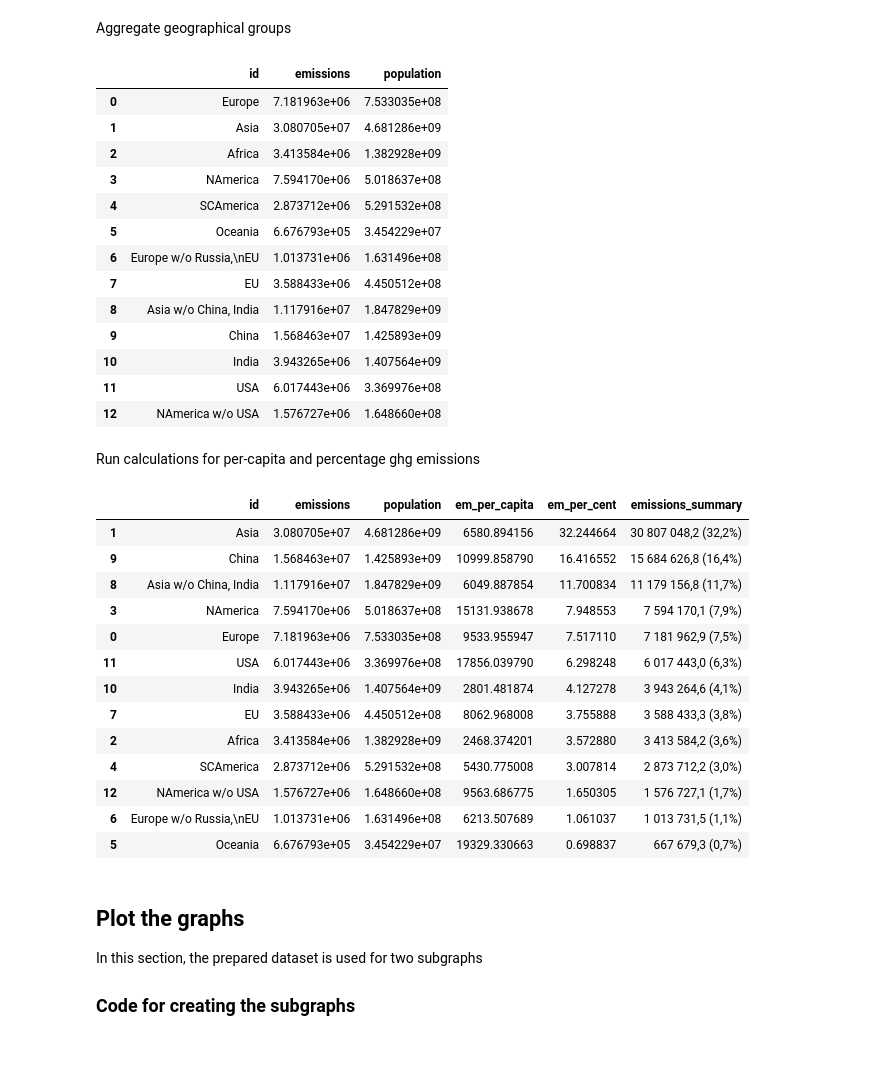
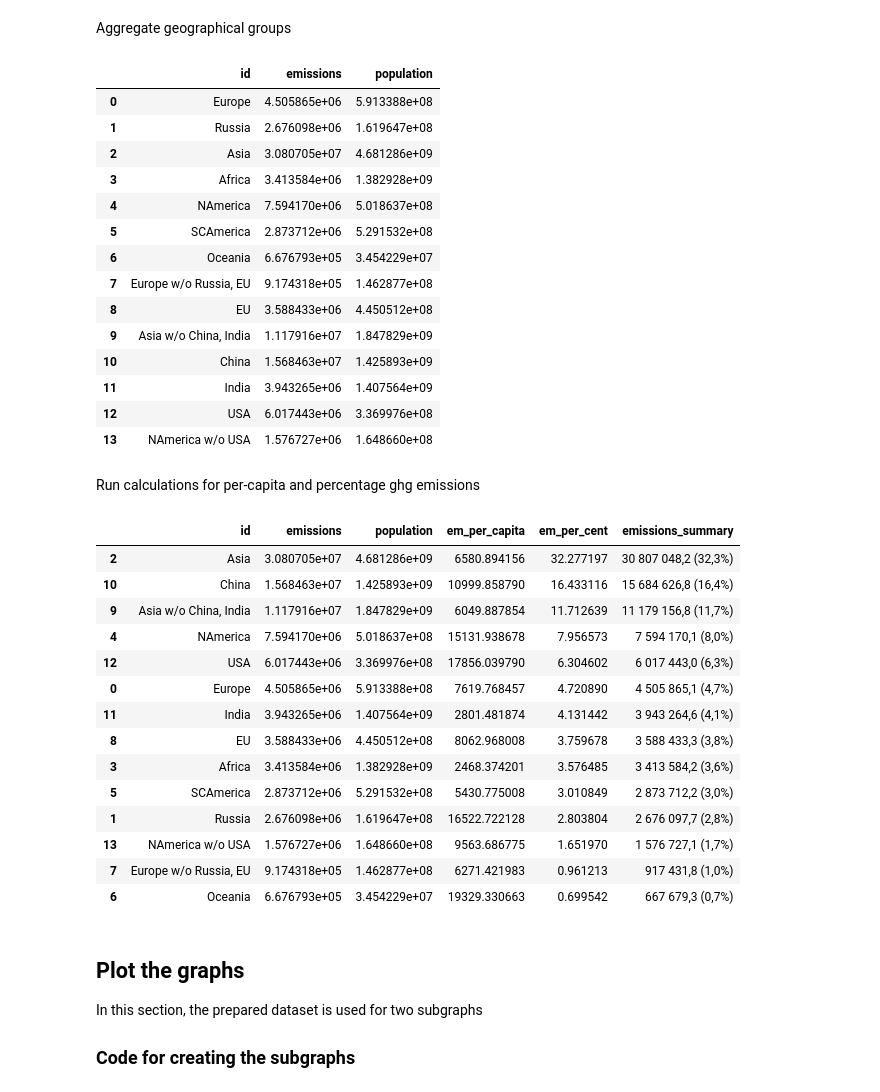
Before and after one commit to faktaoklimatu/data-analysis, a Jupyter notebook: notebooks/emissions/treemap-Global.ipynb, the cells around one changed output. Cells and saved outputs as stored; diff of their text form; code cells hidden in the pictures; blank space fills up the shorter version.

```diff
--- a/notebooks/emissions/treemap-Global.ipynb
+++ b/notebooks/emissions/treemap-Global.ipynb
@@ -118,7 +118,8 @@ Group countries in their geographical regions
 # %%
 geo_map = {
     'Africa': ['Southern_Africa', 'Eastern_Africa', 'Western_Africa', 'Northern_Africa'],
-    'Europe': ['Central Europe', 'Russia +', 'OECD_Europe', 'Ukraine +'],
+    'Europe': ['Central Europe', 'OECD_Europe', 'Ukraine +'],
+    'Russia': ['Russia +'],
     'Asia': ['India +', 'Middle_East', 'Southeastern Asia', 'China +', 'Indonesia +', 'Japan', 'Asia-Stan', 'Korea', 'Turkey'],
     'NAmerica': ['Canada', 'USA', 'Mexico'],
     'SCAmerica': ['Rest Central America', 'Rest South America', 'Brazil'],
@@ -164,48 +165,50 @@ def create_geo_aggregations(df, arr):
             - df.loc[df['code'].isin(item['exclude_codes'])]['emissions'].sum(),
             df.loc[emissions['geo_group'].isin(item['include_geo_groups'])]['population'].sum()
             + df.loc[df['code'].isin(item['include_codes'])]['population'].sum()
             - df.loc[df['code'].isin(item['exclude_codes'])]['population'].sum()
         ])
     columns = ['id', 'emissions', 'population']
-    geo_group_emissions_df = pd.DataFrame(geo_group_emissions_array, columns=columns)
+    geo_group_emissions_df = pd.DataFrame(geo_group_emissions, columns=columns)
     return geo_group_emissions_df
 
 geo_topology = [
     {'name': 'Europe', 'include_geo_groups': ['Europe'], 'include_codes': [], 'exclude_codes': [], 'subset_of': ''},
+    {'name': 'Russia', 'include_geo_groups': ['Russia'], 'include_codes': [], 'exclude_codes': [], 'subset_of': ''},
     {'name': 'Asia', 'include_geo_groups': ['Asia'], 'include_codes': [], 'exclude_codes': [], 'subset_of': ''},
     {'name': 'Africa', 'include_geo_groups': ['Africa'], 'include_codes': [], 'exclude_codes': [], 'subset_of': ''},
     {'name': 'NAmerica', 'include_geo_groups': ['NAmerica'], 'include_codes': [], 'exclude_codes': [], 'subset_of': ''},
     {'name': 'SCAmerica', 'include_geo_groups': ['SCAmerica'], 'include_codes': [], 'exclude_codes': [], 'subset_of': ''},
     {'name': 'Oceania', 'include_geo_groups': ['Oceania'], 'include_codes': [], 'exclude_codes': [], 'subset_of': ''},
-    {'name': 'Europe w/o Russia, EU', 'include_geo_groups': ['Europe'], 'include_codes': [], 'exclude_codes': ['RUS'] + [e.value for e in EU], 'subset_of': 'Europe'},
+    {'name': 'Europe w/o Russia, EU', 'include_geo_groups': ['Europe'], 'include_codes': [], 'exclude_codes': [e.value for e in EU], 'subset_of': 'Europe'},
     {'name': 'EU', 'include_geo_groups': [], 'include_codes': [e.value for e in EU], 'exclude_codes': [], 'subset_of': 'Europe'},
     {'name': 'Asia w/o China, India', 'include_geo_groups': ['Asia'], 'include_codes': [], 'exclude_codes': ['CHN', 'IND'], 'subset_of': 'Asia'},
     {'name': 'China', 'include_geo_groups': [], 'include_codes': ['CHN'], 'exclude_codes': [], 'subset_of': 'Asia'},
     {'name': 'India', 'include_geo_groups': [], 'include_codes': ['IND'], 'exclude_codes': [], 'subset_of': 'Asia'},
     {'name': 'USA', 'include_geo_groups': [], 'include_codes': ['USA'], 'exclude_codes': [], 'subset_of': 'NAmerica'},
     {'name': 'NAmerica w/o USA', 'include_geo_groups': ['NAmerica'], 'include_codes': [], 'exclude_codes': ['USA'], 'subset_of': 'NAmerica'}
 ]
 
 geo_group_emissions = create_geo_aggregations(
     emissions,
     geo_topology
 )
 geo_group_emissions
 # %% [output]
 |  | id | emissions | population |
-| 0 | Europe | 7.181963e+06 | 7.533035e+08 |
-| 1 | Asia | 3.080705e+07 | 4.681286e+09 |
-| 2 | Africa | 3.413584e+06 | 1.382928e+09 |
-| 3 | NAmerica | 7.594170e+06 | 5.018637e+08 |
-| 4 | SCAmerica | 2.873712e+06 | 5.291532e+08 |
-| 5 | Oceania | 6.676793e+05 | 3.454229e+07 |
-| 6 | Europe w/o Russia,\nEU | 1.013731e+06 | 1.631496e+08 |
-| 7 | EU | 3.588433e+06 | 4.450512e+08 |
-| 8 | Asia w/o China, India | 1.117916e+07 | 1.847829e+09 |
-| 9 | China | 1.568463e+07 | 1.425893e+09 |
-| 10 | India | 3.943265e+06 | 1.407564e+09 |
-| 11 | USA | 6.017443e+06 | 3.369976e+08 |
-| 12 | NAmerica w/o USA | 1.576727e+06 | 1.648660e+08 |
+| 0 | Europe | 4.505865e+06 | 5.913388e+08 |
+| 1 | Russia | 2.676098e+06 | 1.619647e+08 |
+| 2 | Asia | 3.080705e+07 | 4.681286e+09 |
+| 3 | Africa | 3.413584e+06 | 1.382928e+09 |
+| 4 | NAmerica | 7.594170e+06 | 5.018637e+08 |
+| 5 | SCAmerica | 2.873712e+06 | 5.291532e+08 |
+| 6 | Oceania | 6.676793e+05 | 3.454229e+07 |
+| 7 | Europe w/o Russia, EU | 9.174318e+05 | 1.462877e+08 |
+| 8 | EU | 3.588433e+06 | 4.450512e+08 |
+| 9 | Asia w/o China, India | 1.117916e+07 | 1.847829e+09 |
+| 10 | China | 1.568463e+07 | 1.425893e+09 |
+| 11 | India | 3.943265e+06 | 1.407564e+09 |
+| 12 | USA | 6.017443e+06 | 3.369976e+08 |
+| 13 | NAmerica w/o USA | 1.576727e+06 | 1.648660e+08 |
 # %% [markdown]
 Run calculations for per-capita and percentage ghg emissions
 # %%
@@ -219,19 +222,20 @@ geo_group_emissions.sort_values('emissions', ascending=False, inplace=True)
 geo_group_emissions
 # %% [output]
 |  | id | emissions | population | em_per_capita | em_per_cent | emissions_summary |
-| 1 | Asia | 3.080705e+07 | 4.681286e+09 | 6580.894156 | 32.244664 | 30 807 048,2 (32,2%) |
-| 9 | China | 1.568463e+07 | 1.425893e+09 | 10999.858790 | 16.416552 | 15 684 626,8 (16,4%) |
-| 8 | Asia w/o China, India | 1.117916e+07 | 1.847829e+09 | 6049.887854 | 11.700834 | 11 179 156,8 (11,7%) |
-| 3 | NAmerica | 7.594170e+06 | 5.018637e+08 | 15131.938678 | 7.948553 | 7 594 170,1 (7,9%) |
-| 0 | Europe | 7.181963e+06 | 7.533035e+08 | 9533.955947 | 7.517110 | 7 181 962,9 (7,5%) |
-| 11 | USA | 6.017443e+06 | 3.369976e+08 | 17856.039790 | 6.298248 | 6 017 443,0 (6,3%) |
-| 10 | India | 3.943265e+06 | 1.407564e+09 | 2801.481874 | 4.127278 | 3 943 264,6 (4,1%) |
-| 7 | EU | 3.588433e+06 | 4.450512e+08 | 8062.968008 | 3.755888 | 3 588 433,3 (3,8%) |
-| 2 | Africa | 3.413584e+06 | 1.382928e+09 | 2468.374201 | 3.572880 | 3 413 584,2 (3,6%) |
-| 4 | SCAmerica | 2.873712e+06 | 5.291532e+08 | 5430.775008 | 3.007814 | 2 873 712,2 (3,0%) |
-| 12 | NAmerica w/o USA | 1.576727e+06 | 1.648660e+08 | 9563.686775 | 1.650305 | 1 576 727,1 (1,7%) |
-| 6 | Europe w/o Russia,\nEU | 1.013731e+06 | 1.631496e+08 | 6213.507689 | 1.061037 | 1 013 731,5 (1,1%) |
-| 5 | Oceania | 6.676793e+05 | 3.454229e+07 | 19329.330663 | 0.698837 | 667 679,3 (0,7%) |
+| 2 | Asia | 3.080705e+07 | 4.681286e+09 | 6580.894156 | 32.277197 | 30 807 048,2 (32,3%) |
+| 10 | China | 1.568463e+07 | 1.425893e+09 | 10999.858790 | 16.433116 | 15 684 626,8 (16,4%) |
+| 9 | Asia w/o China, India | 1.117916e+07 | 1.847829e+09 | 6049.887854 | 11.712639 | 11 179 156,8 (11,7%) |
+| 4 | NAmerica | 7.594170e+06 | 5.018637e+08 | 15131.938678 | 7.956573 | 7 594 170,1 (8,0%) |
+| 12 | USA | 6.017443e+06 | 3.369976e+08 | 17856.039790 | 6.304602 | 6 017 443,0 (6,3%) |
+| 0 | Europe | 4.505865e+06 | 5.913388e+08 | 7619.768457 | 4.720890 | 4 505 865,1 (4,7%) |
+| 11 | India | 3.943265e+06 | 1.407564e+09 | 2801.481874 | 4.131442 | 3 943 264,6 (4,1%) |
+| 8 | EU | 3.588433e+06 | 4.450512e+08 | 8062.968008 | 3.759678 | 3 588 433,3 (3,8%) |
+| 3 | Africa | 3.413584e+06 | 1.382928e+09 | 2468.374201 | 3.576485 | 3 413 584,2 (3,6%) |
+| 5 | SCAmerica | 2.873712e+06 | 5.291532e+08 | 5430.775008 | 3.010849 | 2 873 712,2 (3,0%) |
+| 1 | Russia | 2.676098e+06 | 1.619647e+08 | 16522.722128 | 2.803804 | 2 676 097,7 (2,8%) |
+| 13 | NAmerica w/o USA | 1.576727e+06 | 1.648660e+08 | 9563.686775 | 1.651970 | 1 576 727,1 (1,7%) |
+| 7 | Europe w/o Russia, EU | 9.174318e+05 | 1.462877e+08 | 6271.421983 | 0.961213 | 917 431,8 (1,0%) |
+| 6 | Oceania | 6.676793e+05 | 3.454229e+07 | 19329.330663 | 0.699542 | 667 679,3 (0,7%) |
 # %% [markdown]
 ## Plot the graphs
 
```
Also changed, not shown: parts of 1 cell of this notebook.
